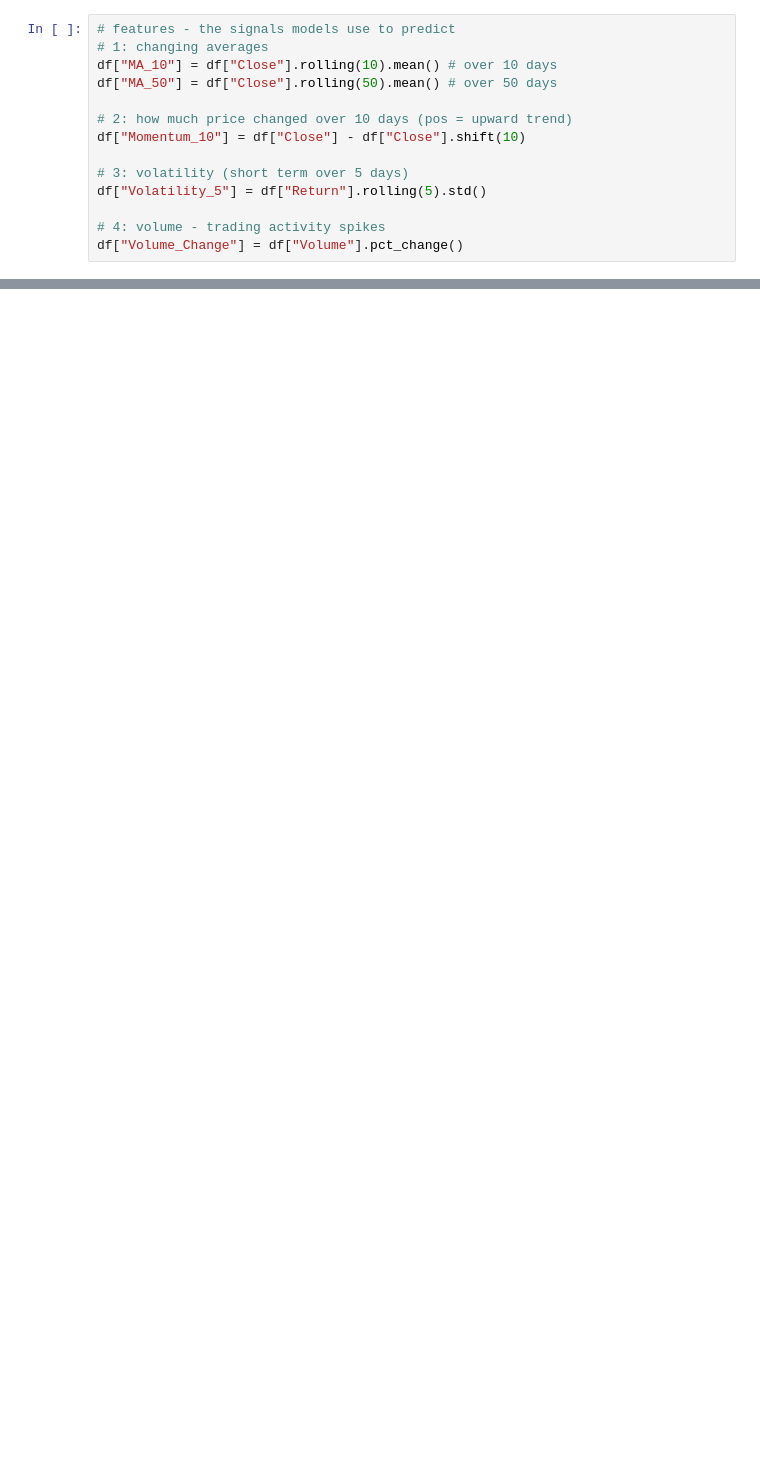
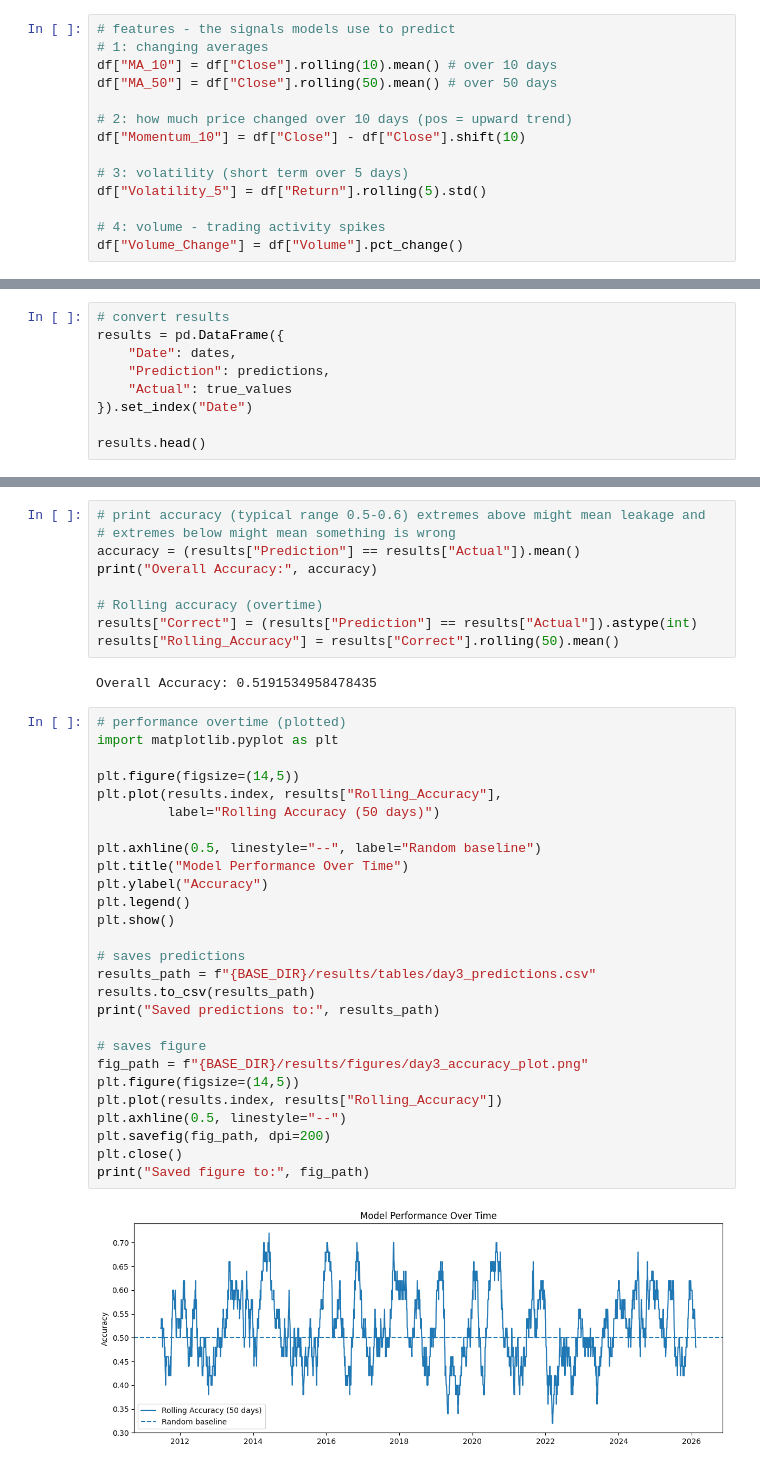
Before and after one commit to dhritiburugupalli/regime-adaptability, a Jupyter notebook: regime_adaptability.ipynb, the cells around one changed output, grey strips where cells are left out. Drawn from its saved outputs; the diff is of its cells as text; blank space fills up the shorter version.

Commit message:
Added prediction and performance over time indicators

```diff
--- a/regime_adaptability.ipynb
+++ b/regime_adaptability.ipynb
@@ -308,0 +333,9 @@ Folders created under: /content/drive/MyDrive/ml-regime-adaptability
+# %%
+# convert results
+results = pd.DataFrame({
+    "Date": dates,
+    "Prediction": predictions,
+    "Actual": true_values
+}).set_index("Date")
+
+results.head()
@@ -308,0 +373,40 @@ Folders created under: /content/drive/MyDrive/ml-regime-adaptability
+# %%
+# print accuracy (typical range 0.5-0.6) extremes above might mean leakage and
+# extremes below might mean something is wrong
+accuracy = (results["Prediction"] == results["Actual"]).mean()
+print("Overall Accuracy:", accuracy)
+
+# Rolling accuracy (overtime)
+results["Correct"] = (results["Prediction"] == results["Actual"]).astype(int)
+results["Rolling_Accuracy"] = results["Correct"].rolling(50).mean()
+# %% [output]
+Overall Accuracy: 0.5191534958478435
+# %%
+# performance overtime (plotted)
+import matplotlib.pyplot as plt
+
+plt.figure(figsize=(14,5))
+plt.plot(results.index, results["Rolling_Accuracy"],
+         label="Rolling Accuracy (50 days)")
+
+plt.axhline(0.5, linestyle="--", label="Random baseline")
+plt.title("Model Performance Over Time")
+plt.ylabel("Accuracy")
+plt.legend()
+plt.show()
+
+# saves predictions
+results_path = f"{BASE_DIR}/results/tables/day3_predictions.csv"
+results.to_csv(results_path)
+print("Saved predictions to:", results_path)
+
+# saves figure
+fig_path = f"{BASE_DIR}/results/figures/day3_accuracy_plot.png"
+plt.figure(figsize=(14,5))
+plt.plot(results.index, results["Rolling_Accuracy"])
+plt.axhline(0.5, linestyle="--")
+plt.savefig(fig_path, dpi=200)
+plt.close()
+print("Saved figure to:", fig_path)
+# %% [output]
+[figure, added]
```
Also changed, not shown: parts of 19 cells of this notebook.
